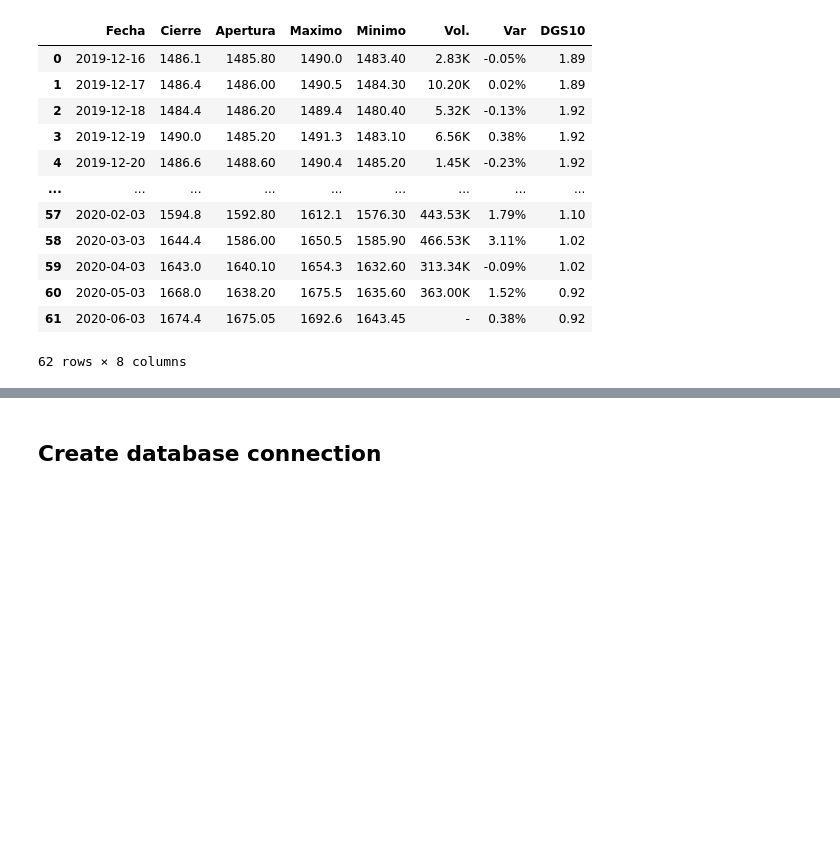
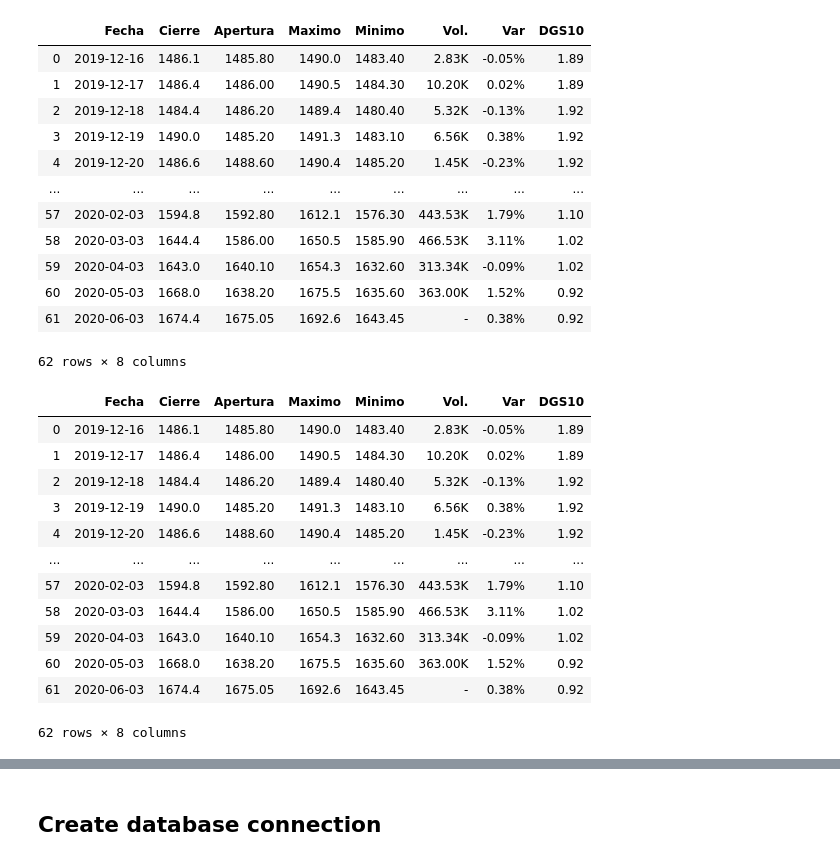
Before and after one commit to Vicente2607/ETL-Project, a Jupyter notebook: ETL_COVID_19_ORO_10_Yrs.ipynb, the cells around one changed output, grey strips where cells are left out. Saved outputs shown, nothing was run; the diff lists cells and outputs as text; code cells hidden in the pictures; blank space fills up the shorter version.

```diff
--- a/ETL_COVID_19_ORO_10_Yrs.ipynb
+++ b/ETL_COVID_19_ORO_10_Yrs.ipynb
@@ -537,0 +543,16 @@ tabla1
+# %%
+tabla2
+# %% [output]
+|  | Fecha | Cierre | Apertura | Maximo | Minimo | Vol. | Var | DGS10 |
+| 0 | 2019-12-16 | 1486.1 | 1485.80 | 1490.0 | 1483.40 | 2.83K | -0.05% | 1.89 |
+| 1 | 2019-12-17 | 1486.4 | 1486.00 | 1490.5 | 1484.30 | 10.20K | 0.02% | 1.89 |
+| 2 | 2019-12-18 | 1484.4 | 1486.20 | 1489.4 | 1480.40 | 5.32K | -0.13% | 1.92 |
+| 3 | 2019-12-19 | 1490.0 | 1485.20 | 1491.3 | 1483.10 | 6.56K | 0.38% | 1.92 |
+| 4 | 2019-12-20 | 1486.6 | 1488.60 | 1490.4 | 1485.20 | 1.45K | -0.23% | 1.92 |
+| ... | ... | ... | ... | ... | ... | ... | ... | ... |
+| 57 | 2020-02-03 | 1594.8 | 1592.80 | 1612.1 | 1576.30 | 443.53K | 1.79% | 1.10 |
+| 58 | 2020-03-03 | 1644.4 | 1586.00 | 1650.5 | 1585.90 | 466.53K | 3.11% | 1.02 |
+| 59 | 2020-04-03 | 1643.0 | 1640.10 | 1654.3 | 1632.60 | 313.34K | -0.09% | 1.02 |
+| 60 | 2020-05-03 | 1668.0 | 1638.20 | 1675.5 | 1635.60 | 363.00K | 1.52% | 0.92 |
+| 61 | 2020-06-03 | 1674.4 | 1675.05 | 1692.6 | 1643.45 | - | 0.38% | 0.92 |
+62 rows × 8 columns
```
Also changed, not shown: parts of 6 cells of this notebook.
